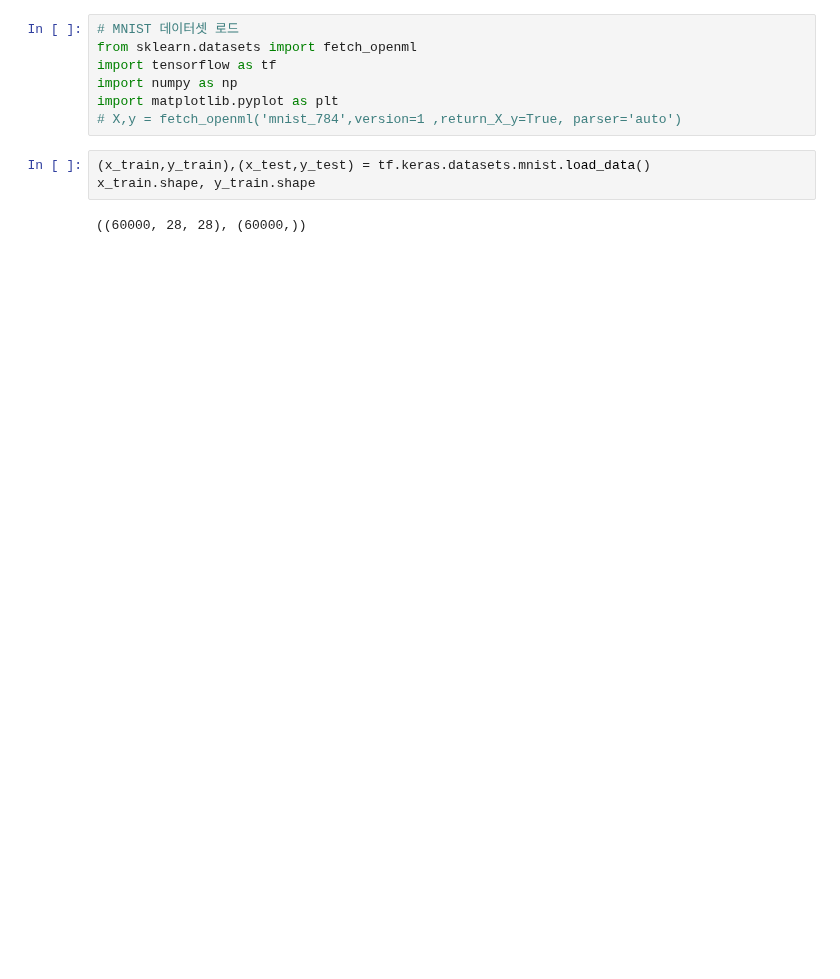
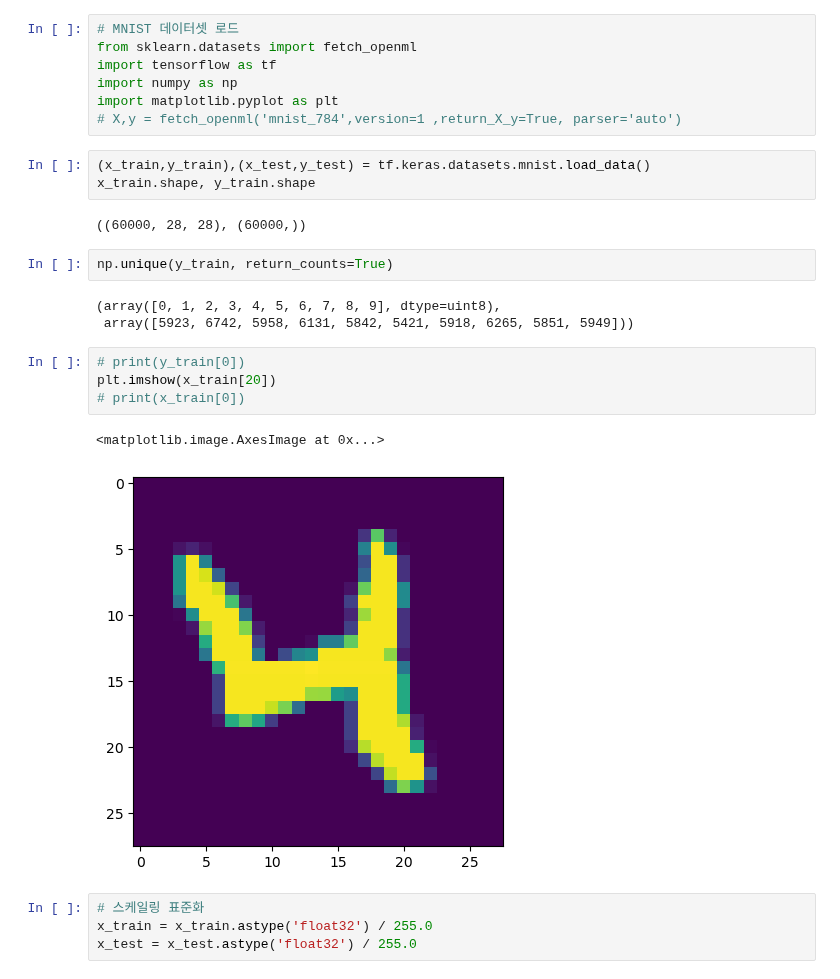
Before and after one commit to djdjdjdfh1/deep-learning, a Jupyter notebook: modeling.ipynb, the cells around one changed output. Drawn from its saved outputs; the diff is of its cells as text; blank space fills up the shorter version.

```diff
--- a/modeling.ipynb
+++ b/modeling.ipynb
@@ -49,3 +49,19 @@ import matplotlib.pyplot as plt
 x_train.shape, y_train.shape
 # %% [output]
 ((60000, 28, 28), (60000,))
+# %%
+np.unique(y_train, return_counts=True)
+# %% [output]
+(array([0, 1, 2, 3, 4, 5, 6, 7, 8, 9], dtype=uint8),
+ array([5923, 6742, 5958, 6131, 5842, 5421, 5918, 6265, 5851, 5949]))
+# %%
+# print(y_train[0])
+plt.imshow(x_train[20])
+# print(x_train[0])
+# %% [output]
+<matplotlib.image.AxesImage at 0x...>
+[figure, added]
+# %%
+# 스케일링 표준화
+x_train = x_train.astype('float32') / 255.0
+x_test = x_test.astype('float32') / 255.0
```
Also changed, not shown: parts of 11 cells of this notebook.
